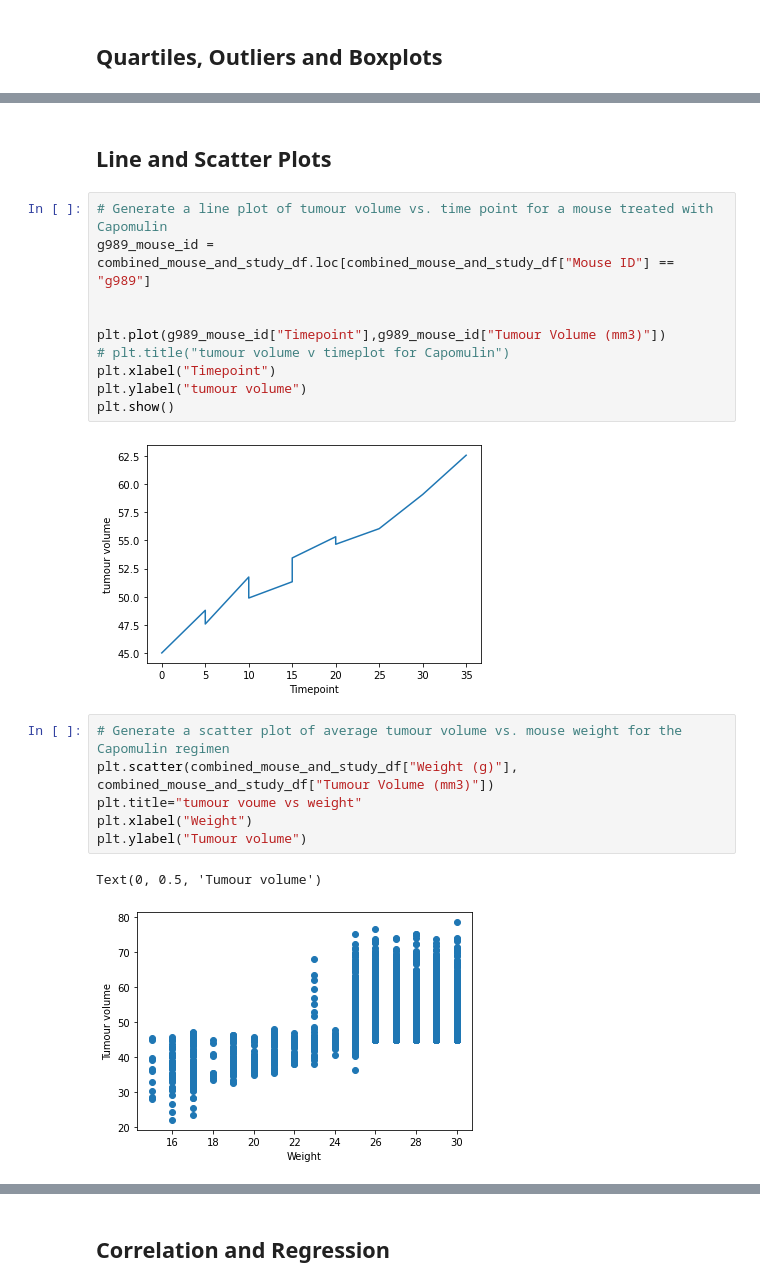
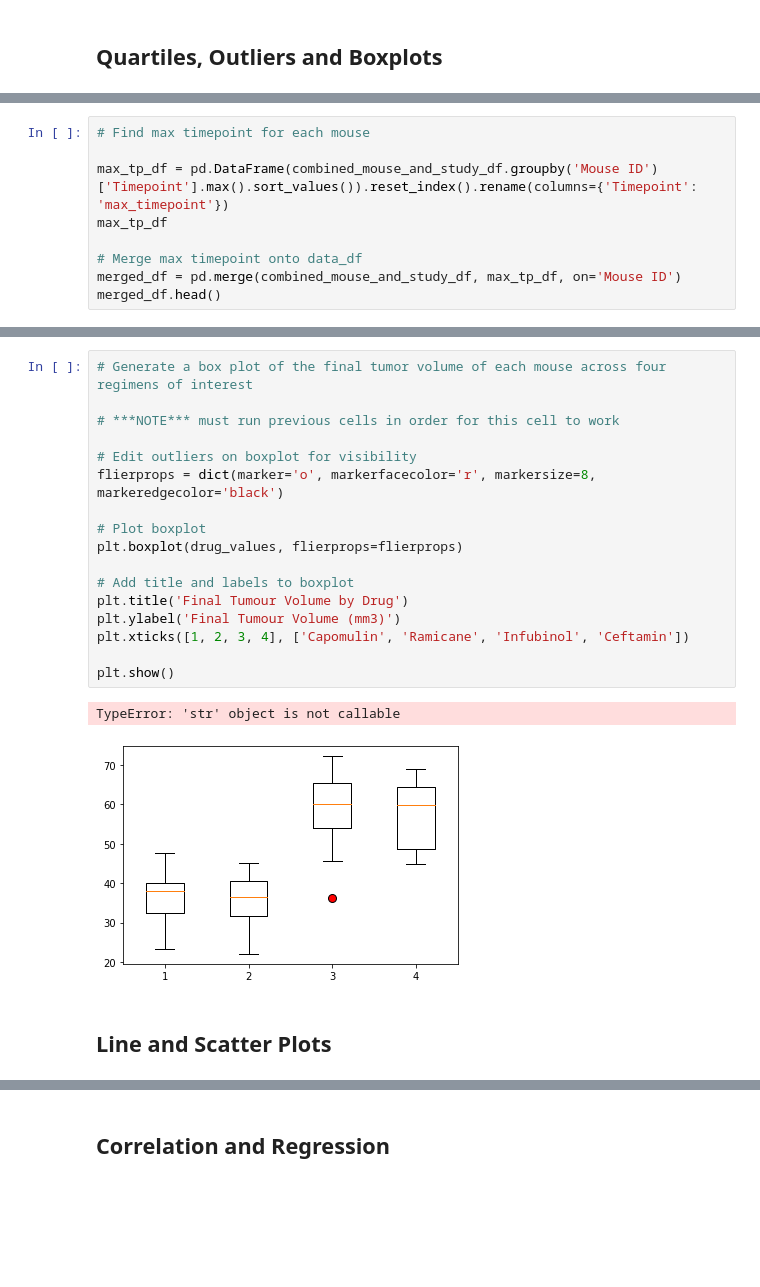
Before and after one commit to nickjaycarr88/Pymaceuticals-assignment-5, a Jupyter notebook: pymaceuticals_starter.ipynb, the cells around one changed output, grey strips where cells are left out. Saved outputs shown, nothing was run; the diff lists cells and outputs as text; blank space fills up the shorter version.

```diff
--- a/pymaceuticals_starter.ipynb
+++ b/pymaceuticals_starter.ipynb
@@ -257,0 +202,9 @@ Ceftamin's potential outliers: Series([], Name: Tumour Volume (mm3), dtype: floa
+# %%
+# Find max timepoint for each mouse
+
+max_tp_df = pd.DataFrame(combined_mouse_and_study_df.groupby('Mouse ID')['Timepoint'].max().sort_values()).reset_index().rename(columns={'Timepoint': 'max_timepoint'})
+max_tp_df
+
+# Merge max timepoint onto data_df
+merged_df = pd.merge(combined_mouse_and_study_df, max_tp_df, on='Mouse ID')
+merged_df.head()
@@ -258,23 +274,22 @@ Ceftamin's potential outliers: Series([], Name: Tumour Volume (mm3), dtype: floa
+# %%
+# Generate a box plot of the final tumor volume of each mouse across four regimens of interest
+
+# ***NOTE*** must run previous cells in order for this cell to work
+
+# Edit outliers on boxplot for visibility
+flierprops = dict(marker='o', markerfacecolor='r', markersize=8, markeredgecolor='black')
+
+# Plot boxplot
+plt.boxplot(drug_values, flierprops=flierprops)
+
+# Add title and labels to boxplot
+plt.title('Final Tumour Volume by Drug')
+plt.ylabel('Final Tumour Volume (mm3)')
+plt.xticks([1, 2, 3, 4], ['Capomulin', 'Ramicane', 'Infubinol', 'Ceftamin'])
+
+plt.show()
+# %% [output]
+TypeError: 'str' object is not callable
+[figure, added]
 # %% [markdown]
 ## Line and Scatter Plots
-# %%
-# Generate a line plot of tumour volume vs. time point for a mouse treated with Capomulin
-g989_mouse_id = combined_mouse_and_study_df.loc[combined_mouse_and_study_df["Mouse ID"] == "g989"]
-
-
-plt.plot(g989_mouse_id["Timepoint"],g989_mouse_id["Tumour Volume (mm3)"])
-# plt.title("tumour volume v timeplot for Capomulin")
-plt.xlabel("Timepoint")
-plt.ylabel("tumour volume")
-plt.show()
-# %% [output]
-[figure, removed]
-# %%
-# Generate a scatter plot of average tumour volume vs. mouse weight for the Capomulin regimen
-plt.scatter(combined_mouse_and_study_df["Weight (g)"], combined_mouse_and_study_df["Tumour Volume (mm3)"])
-plt.title="tumour voume vs weight"
-plt.xlabel("Weight")
-plt.ylabel("Tumour volume")
-# %% [output]
-Text(0, 0.5, 'Tumour volume')
-[figure, removed]
```
Also changed, not shown: parts of 20 cells of this notebook, 5 other files.
